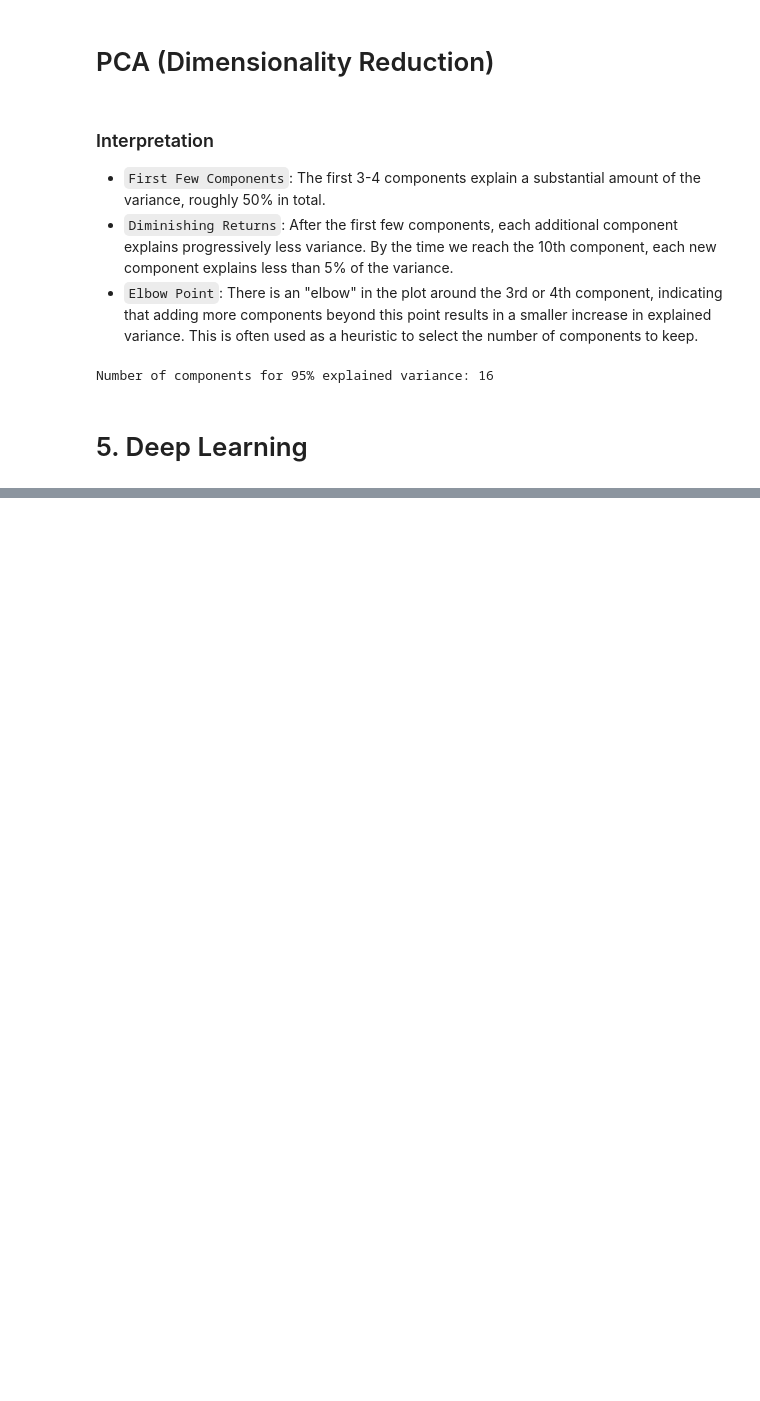
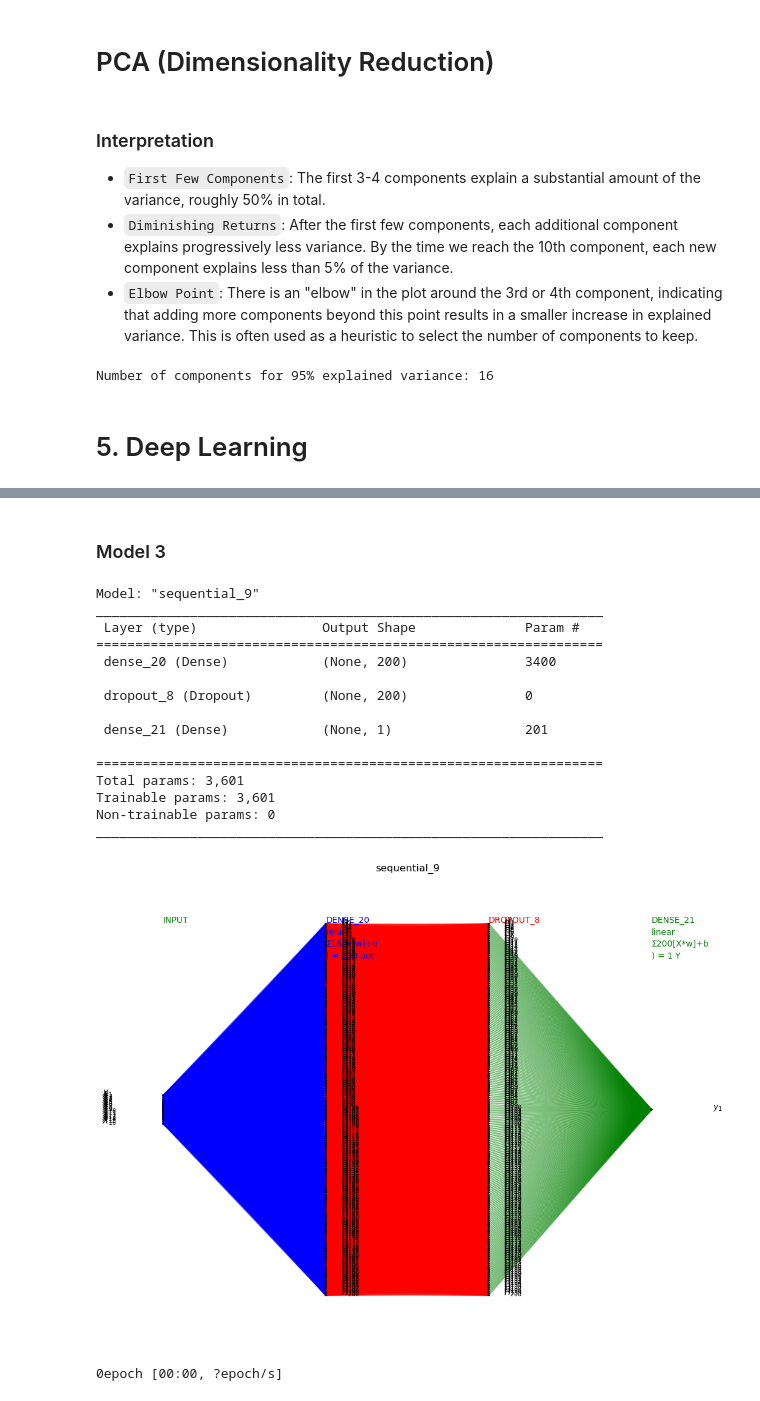
Before and after one commit to shintaronakamura28/Housing_sale_price_prediction, a Jupyter notebook: housing.ipynb, the cells around one changed output, grey strips where cells are left out. Drawn from its saved outputs; the diff is of its cells as text; code cells hidden in the pictures; blank space fills up the shorter version.

Commit message:
finished DL model 3

```diff
--- a/housing.ipynb
+++ b/housing.ipynb
@@ -1342,0 +1399,61 @@ Shape of y: (4944,)
+# %% [markdown]
+### Model 3
+# %%
+from tensorflow.keras.models import Sequential
+from tensorflow.keras.layers import Dense, Dropout
+from tensorflow.keras.optimizers import Adam
+from tensorflow.keras import backend as K
+
+
+#Create a function to build a model
+
+def build_dropout_model(input_dimension, first_layer_neurons, dropout_rate, optimizer='adam'):
+    #validate inpit parameters
+
+    if first_layer_neurons <= 0:
+        raise ValueError('Number of neurons must be positive.')
+
+    if not (0 <= dropout_rate < 1):
+        raise ValueError('Dropout value should be between 0 and 1')
+
+    #Instantiate the model
+    model = Sequential([
+        Dense(first_layer_neurons, input_dim=input_dimension, activation='relu'),
+        Dropout(dropout_rate),
+        Dense(1, activation='linear'),  # Output layer with linear activation for regression
+
+
+    ])
+
+    # Compile model
+    model.compile(loss='mean_squared_error', optimizer='adam', metrics=['mean_absolute_error', 'mean_squared_error', 'mean_squared_logarithmic_error'])
+
+    #display model summary
+    model.summary()
+
+    #display the neural network
+    visualize_nn(model, description=True, figsize=(13,10))
+
+    return model
+# %%
+model3 = build_dropout_model(input_dimension, first_layer_neurons=200, dropout_rate=0.50)
+
+history = train_model(model3, X_train_pca, y_train, epochs=50, batch_size=32)# Fit the model using the function
+# %% [output]
+Model: "sequential_9"
+_________________________________________________________________
+ Layer (type)                Output Shape              Param #
+=================================================================
+ dense_20 (Dense)            (None, 200)               3400
+
+ dropout_8 (Dropout)         (None, 200)               0
+
+ dense_21 (Dense)            (None, 1)                 201
+
+=================================================================
+Total params: 3,601
+Trainable params: 3,601
+Non-trainable params: 0
+_________________________________________________________________
+[figure, added]
+0epoch [00:00, ?epoch/s]
```
Also changed, not shown: parts of 16 cells of this notebook.
